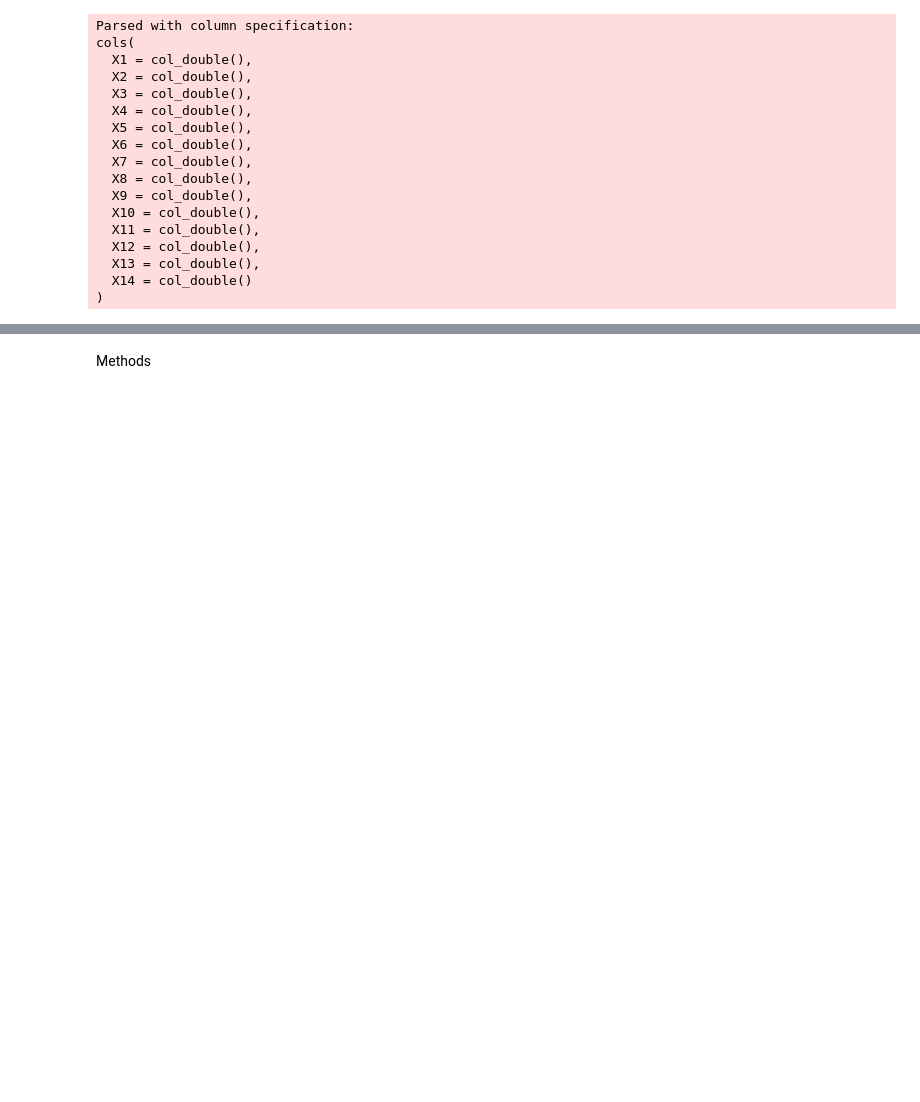
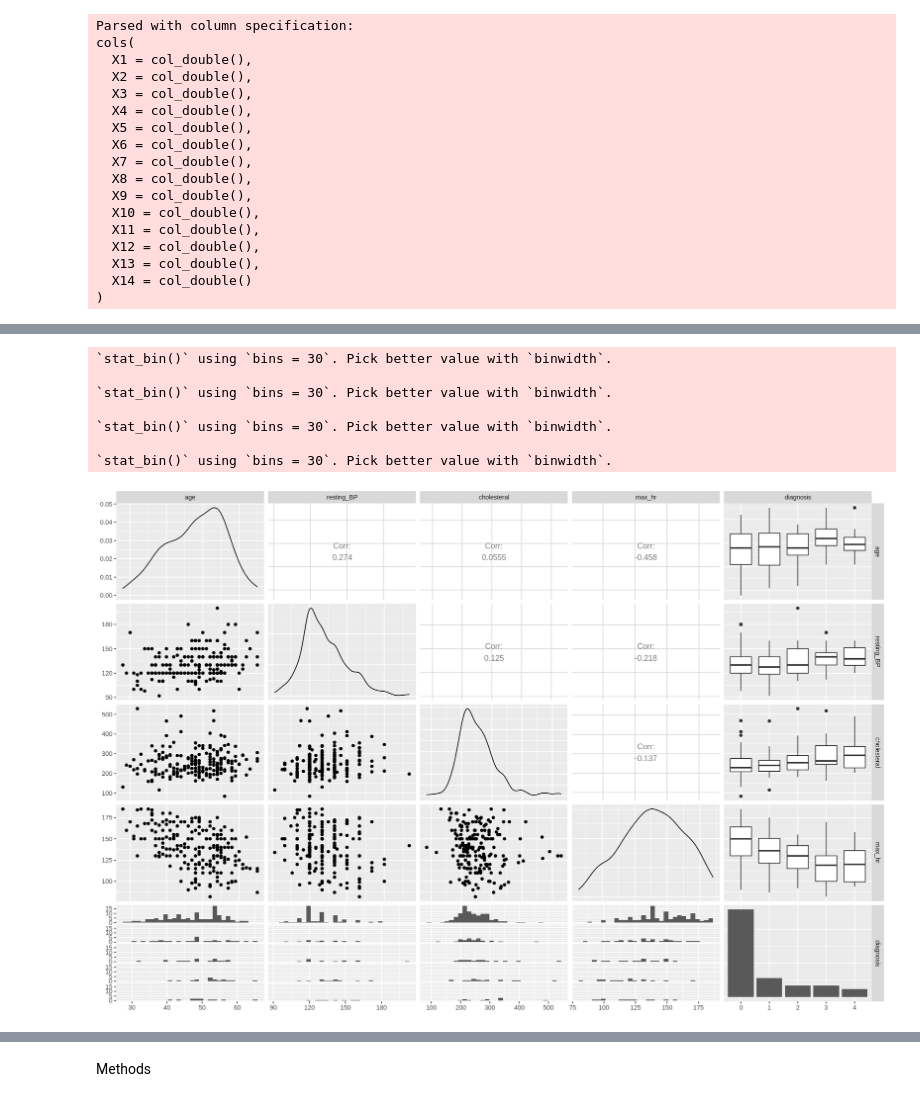
Before and after one commit to camirr/Heart-Disease-Data-Set-Case-Study, a Jupyter notebook: Project_proposal.ipynb, the cells around one changed output, grey strips where cells are left out. Saved outputs shown, nothing was run; the diff lists cells and outputs as text; code cells hidden in the pictures; blank space fills up the shorter version.

Commit message:
Added plot

```diff
--- a/Project_proposal.ipynb
+++ b/Project_proposal.ipynb
@@ -119,5 +123,15 @@ A tibble: 67 × 5
 # %%
 # Create a ggpairs scatterplot of all the columns we are interested in including in our model
 options(repr.plot.width = 15, repr.plot.height = 10)
 heart_disease_eda <- ggpairs(heart_disease_train)
+heart_disease_eda
+# %% [output]
+`stat_bin()` using `bins = 30`. Pick better value with `binwidth`.
+
+`stat_bin()` using `bins = 30`. Pick better value with `binwidth`.
+
+`stat_bin()` using `bins = 30`. Pick better value with `binwidth`.
+
+`stat_bin()` using `bins = 30`. Pick better value with `binwidth`.
+[figure, added]
 # %%
```
Also changed, not shown: parts of 7 cells of this notebook.
